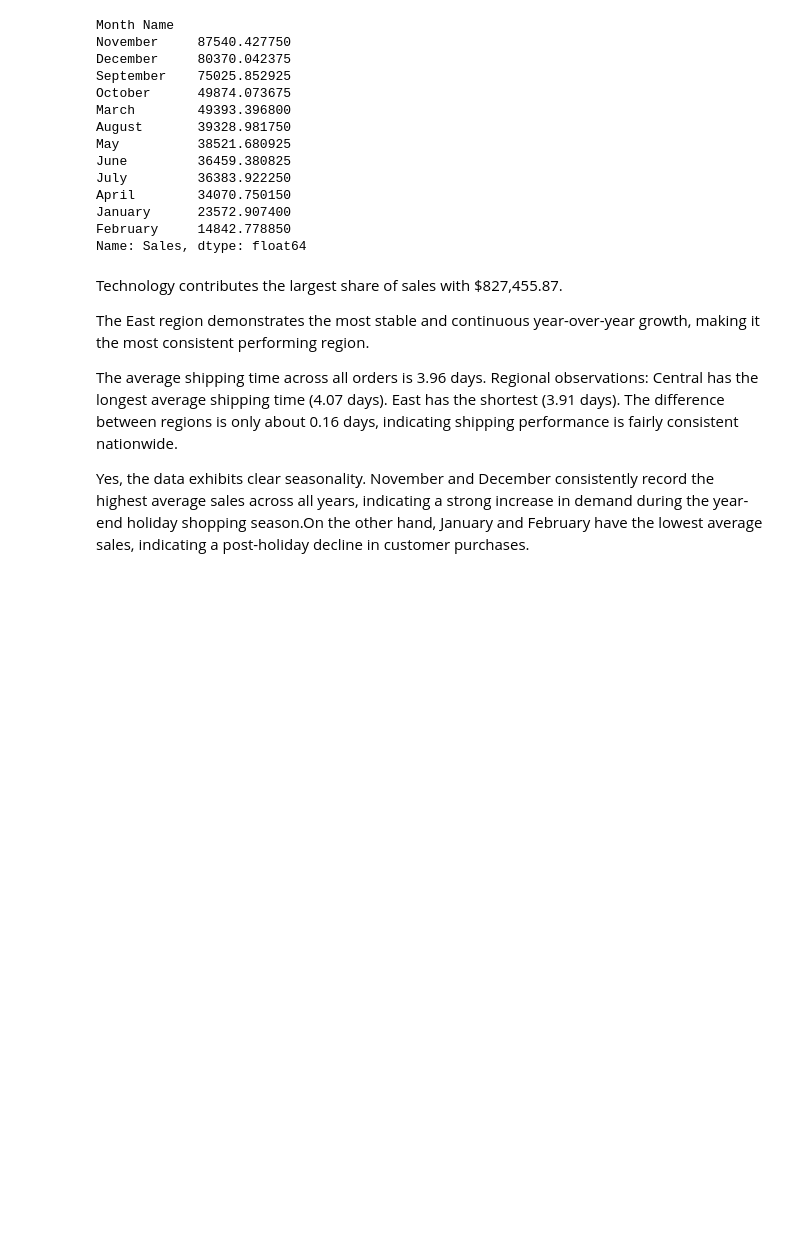
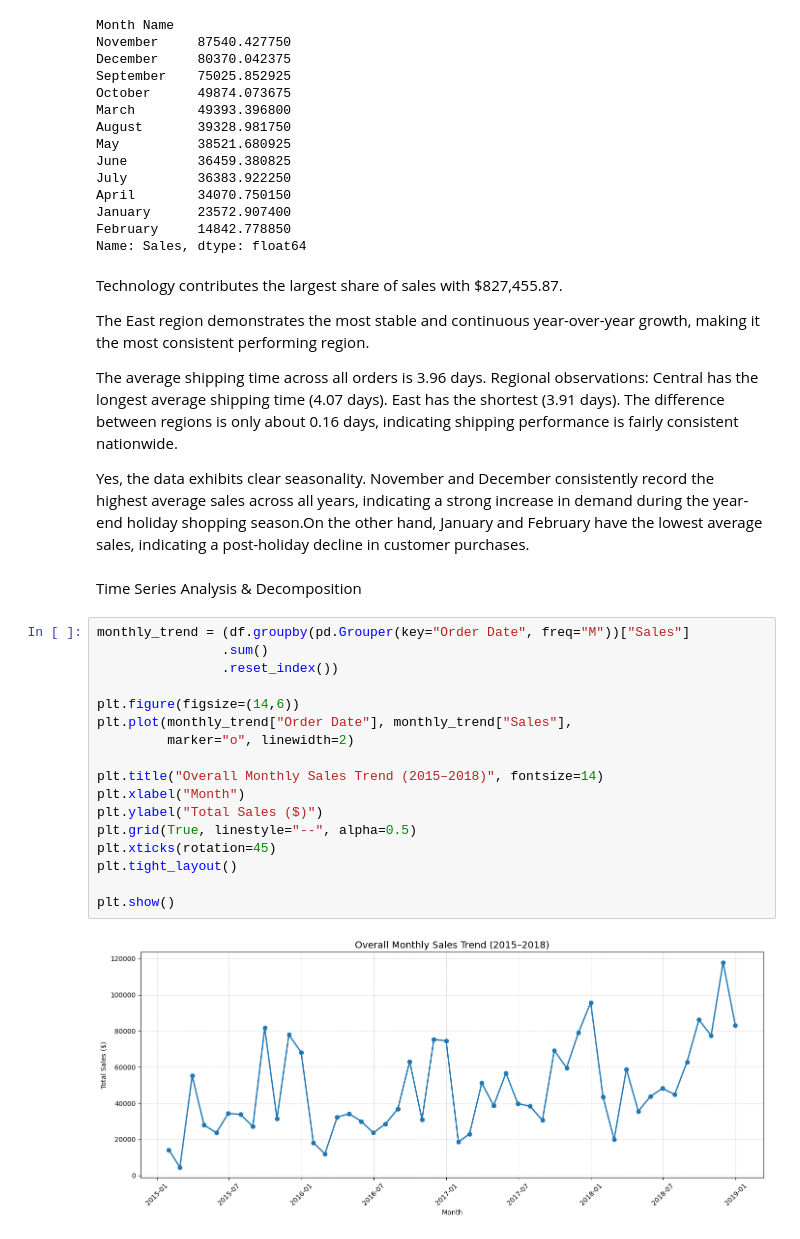
Before and after one commit to Vasumitt123/End-to-End-Sales-Forecasting-Demand-Intelligence-System, a Jupyter notebook: Analyis.ipynb, the cells around one changed output. Cells and saved outputs as stored; diff of their text form; blank space fills up the shorter version.

```diff
--- a/Analyis.ipynb
+++ b/Analyis.ipynb
@@ -365,3 +365,24 @@ East has the shortest (3.91 days).
 The difference between regions is only about 0.16 days, indicating shipping performance is fairly consistent nationwide.
 
 Yes, the data exhibits clear seasonality. November and December consistently record the highest average sales across all years, indicating a strong increase in demand during the year-end holiday shopping season.On the other hand, January and February have the lowest average sales, indicating a post-holiday decline in customer purchases.
+# %% [markdown]
+Time Series Analysis & Decomposition
+# %%
+monthly_trend = (df.groupby(pd.Grouper(key="Order Date", freq="M"))["Sales"]
+                .sum()
+                .reset_index())
+
+plt.figure(figsize=(14,6))
+plt.plot(monthly_trend["Order Date"], monthly_trend["Sales"],
+         marker="o", linewidth=2)
+
+plt.title("Overall Monthly Sales Trend (2015–2018)", fontsize=14)
+plt.xlabel("Month")
+plt.ylabel("Total Sales ($)")
+plt.grid(True, linestyle="--", alpha=0.5)
+plt.xticks(rotation=45)
+plt.tight_layout()
+
+plt.show()
+# %% [output]
+[figure, added]
```
Also changed, not shown: parts of 3 cells of this notebook.
